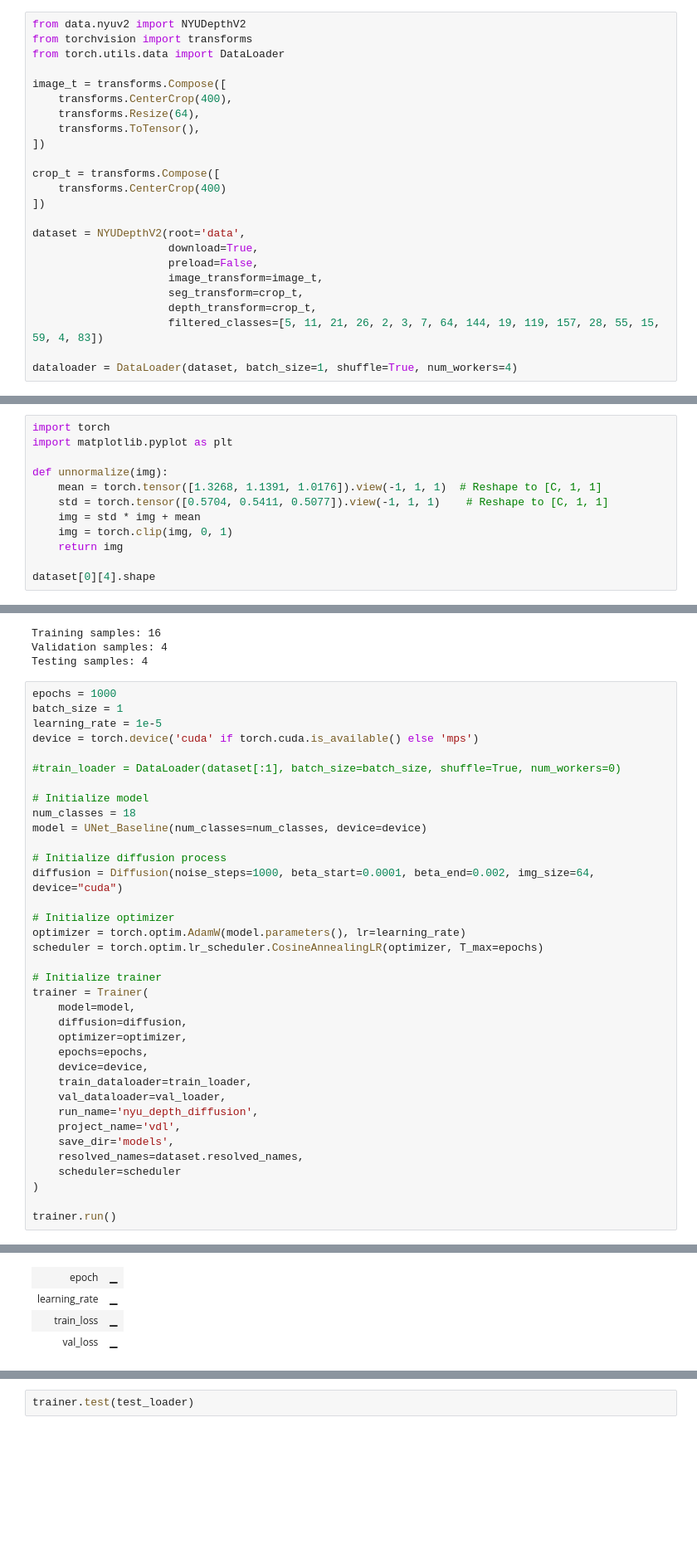
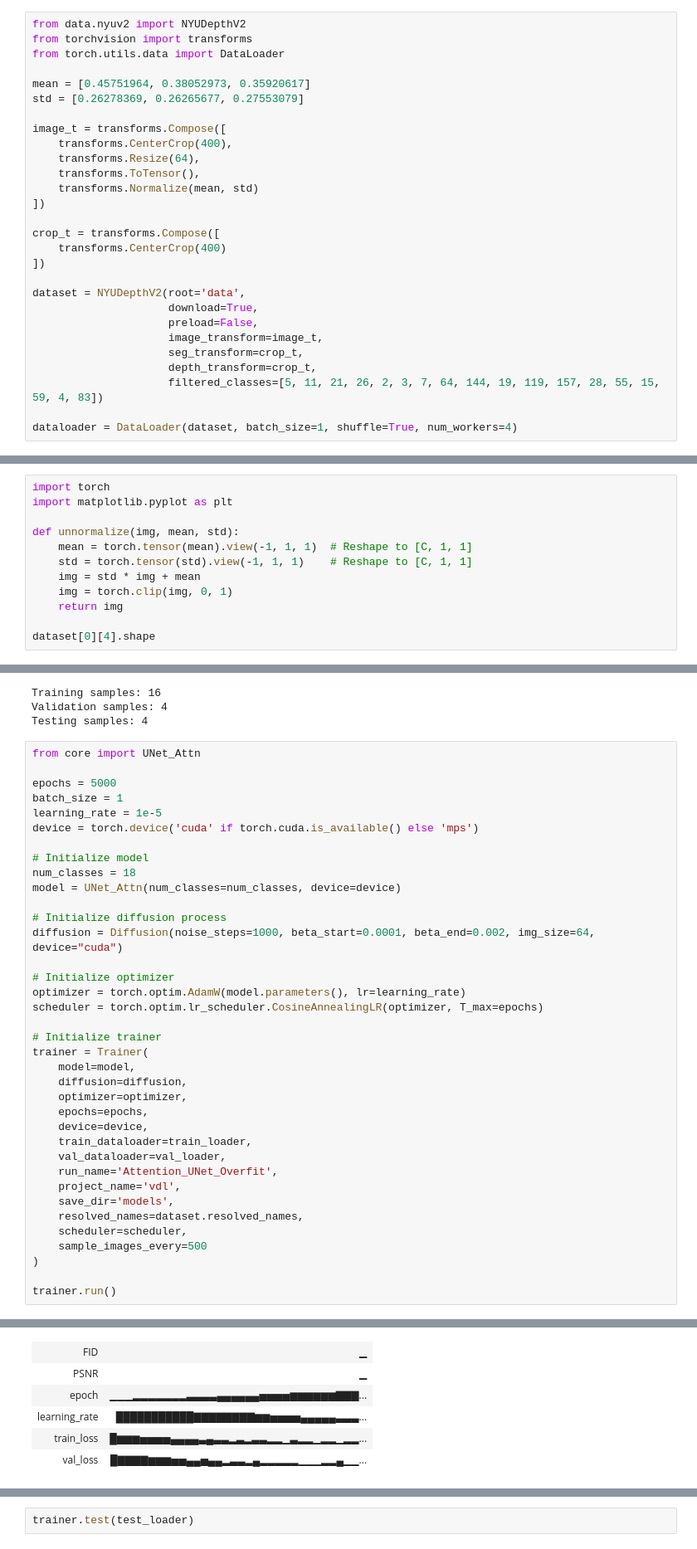
Before and after one commit to okaynils/fhnw-ds-vdl, a Jupyter notebook: notebook.ipynb, the cells around one changed output, grey strips where cells are left out. Shown at 83% size. Drawn from its saved outputs; the diff is of its cells as text; blank space fills up the shorter version.

```diff
--- a/notebook.ipynb
+++ b/notebook.ipynb
@@ -11,10 +11,14 @@ from data.nyuv2 import NYUDepthV2
 from torchvision import transforms
 from torch.utils.data import DataLoader
 
+mean = [0.45751964, 0.38052973, 0.35920617]
+std = [0.26278369, 0.26265677, 0.27553079]
+
 image_t = transforms.Compose([
     transforms.CenterCrop(400),
     transforms.Resize(64),
     transforms.ToTensor(),
+    transforms.Normalize(mean, std)
 ])
 
 crop_t = transforms.Compose([
@@ -78,9 +82,9 @@ def split_dataset(dataset, train_ratio=0.7, val_ratio=0.2, test_ratio=0.1, rando
 import torch
 import matplotlib.pyplot as plt
 
-def unnormalize(img):
-    mean = torch.tensor([1.3268, 1.1391, 1.0176]).view(-1, 1, 1)  # Reshape to [C, 1, 1]
-    std = torch.tensor([0.5704, 0.5411, 0.5077]).view(-1, 1, 1)    # Reshape to [C, 1, 1]
+def unnormalize(img, mean, std):
+    mean = torch.tensor(mean).view(-1, 1, 1)  # Reshape to [C, 1, 1]
+    std = torch.tensor(std).view(-1, 1, 1)    # Reshape to [C, 1, 1]
     img = std * img + mean
     img = torch.clip(img, 0, 1)
     return img
@@ -498,16 +505,16 @@ Training samples: 16
 Validation samples: 4
 Testing samples: 4
 # %%
-epochs = 1000
+from core import UNet_Attn
+
+epochs = 5000
 batch_size = 1
 learning_rate = 1e-5
 device = torch.device('cuda' if torch.cuda.is_available() else 'mps')
 
-#train_loader = DataLoader(dataset[:1], batch_size=batch_size, shuffle=True, num_workers=0)
-
 # Initialize model
 num_classes = 18
-model = UNet_Baseline(num_classes=num_classes, device=device)
+model = UNet_Attn(num_classes=num_classes, device=device)
 
 # Initialize diffusion process
 diffusion = Diffusion(noise_steps=1000, beta_start=0.0001, beta_end=0.002, img_size=64, device="cuda")
@@ -525,11 +532,12 @@ trainer = Trainer(
     device=device,
     train_dataloader=train_loader,
     val_dataloader=val_loader,
-    run_name='nyu_depth_diffusion',
+    run_name='Attention_UNet_Overfit',
     project_name='vdl',
     save_dir='models',
     resolved_names=dataset.resolved_names,
-    scheduler=scheduler
+    scheduler=scheduler,
+    sample_images_every=500
 )
 
 trainer.run()
@@ -538,6 +546,8 @@ Finishing last run (ID:ge8trup5) before initializing another...
 Run history:
-| epoch | ▁ |
-| learning_rate | ▁ |
-| train_loss | ▁ |
-| val_loss | ▁ |
+| FID | ▁ |
+| PSNR | ▁ |
+| epoch | ▁▁▁▂▂▂▂▂▂▂▃▃▃▃▄▄▄▄▄▄▅▅▅▅▆▆▆▆▆▆▇▇▇... |
+| learning_rate | ███████████▇▇▇▇▇▇▇▇▆▆▅▅▅▅▄▄▄▄▄▃▃▃... |
+| train_loss | █▆▆▆▅▅▅▅▄▄▄▄▃▄▃▃▂▃▂▃▃▂▂▁▃▂▂▁▂▂▁▂▂... |
+| val_loss | █▇▇▇▇▆▆▆▅▅▄▄▅▄▄▂▃▃▂▄▂▂▂▂▂▁▁▁▂▂▄▁▁... |
 Run summary:
```
Also changed, not shown: parts of 6 cells of this notebook, 3 other files.
